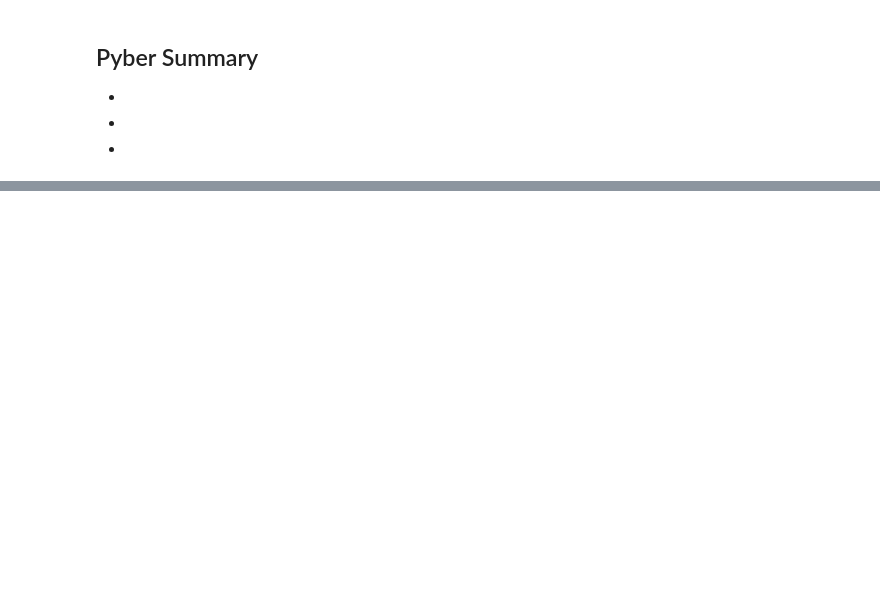
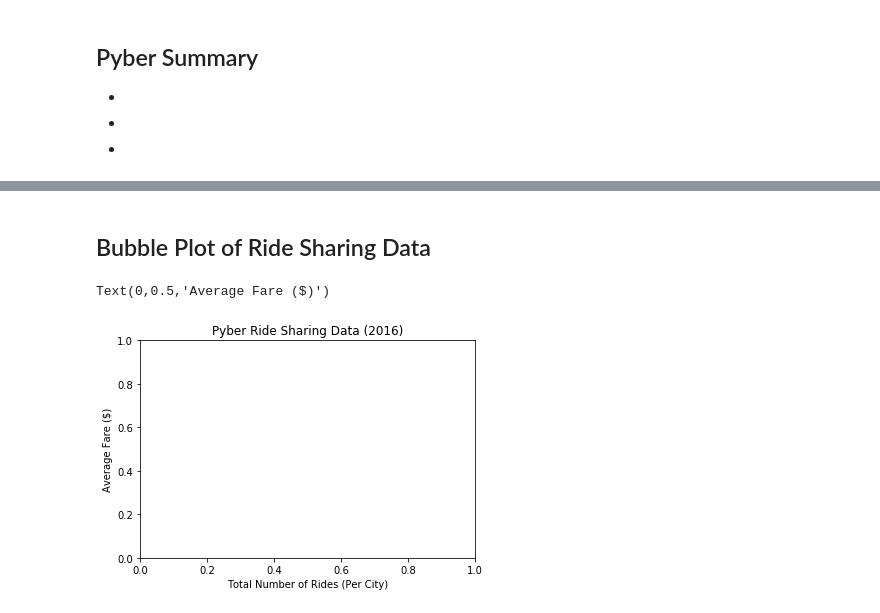
Before and after one commit to adekted/homework, a Jupyter notebook: 05-Matplotlib/Pyber.ipynb, the cells around one changed output, grey strips where cells are left out. Cells and saved outputs as stored; diff of their text form; code cells hidden in the pictures; blank space fills up the shorter version.

Commit message:
finished pyber

```diff
--- a/05-Matplotlib/Pyber.ipynb
+++ b/05-Matplotlib/Pyber.ipynb
@@ -36,0 +46,9 @@ city_ride_pd = pd.merge(city_pd, ride_pd, )
+# %% [markdown]
+## Bubble Plot of Ride Sharing Data
+# %%
+plt.title('Pyber Ride Sharing Data (2016)')
+plt.xlabel('Total Number of Rides (Per City)')
+plt.ylabel('Average Fare ($)')
+# %% [output]
+Text(0,0.5,'Average Fare ($)')
+[figure, added]
```
Also changed, not shown: parts of 7 cells of this notebook.
